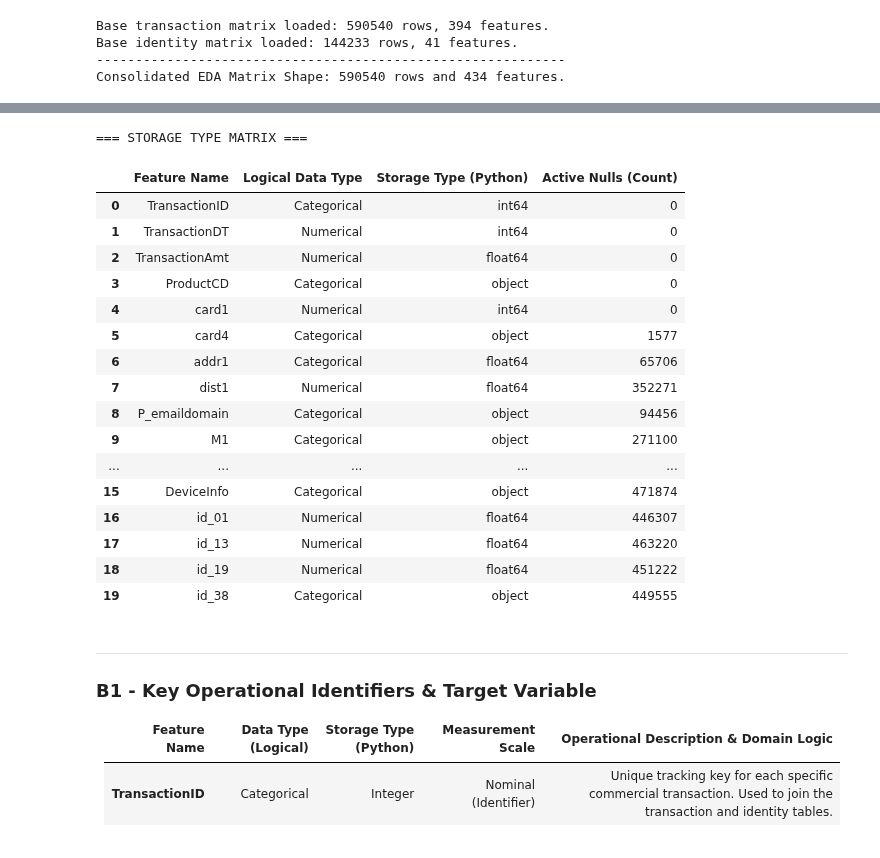
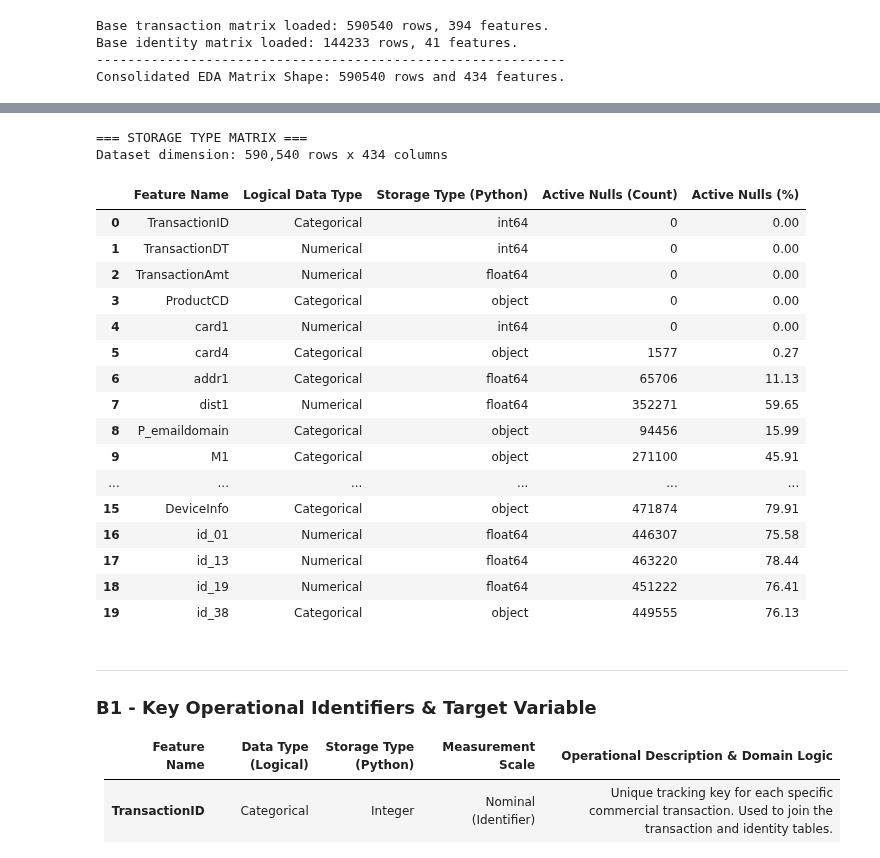
Before and after one commit to Qleoz12/my_git_project_langara, a Jupyter notebook: dana 4830/assigment 1/A1_Leonardo_LS.ipynb, the cells around one changed output, grey strips where cells are left out. Drawn from its saved outputs; the diff is of its cells as text; code cells hidden in the pictures.

```diff
--- a/dana 4830/assigment 1/A1_Leonardo_LS.ipynb
+++ b/dana 4830/assigment 1/A1_Leonardo_LS.ipynb
@@ -72,0 +238,31 @@ Consolidated EDA Matrix Shape: 590540 rows and 434 features.
+# %%
+# --- Binary features: histogram distributions only ---
+binary_cols = feature_profile.loc[
+    feature_profile["logical_type"] == "Binary", "feature"
+].tolist()
+
+print(f"Binary features: {len(binary_cols)}")
+
+if binary_cols:
+    ncols = 5
+    nrows = int(np.ceil(len(binary_cols) / ncols))
+    fig, axes = plt.subplots(nrows, ncols, figsize=(3.2 * ncols, 2.4 * nrows))
+    axes = np.atleast_1d(axes).flatten()
+
+    for i, col in enumerate(binary_cols):
+        ax = axes[i]
+        s = df_train[col].dropna()
+        vc = s.value_counts().sort_index()
+        ax.bar([str(x) for x in vc.index], vc.values, color="steelblue", edgecolor="white")
+        ax.set_title(col, fontsize=9)
+        ax.tick_params(axis="x", labelsize=7)
+        ax.tick_params(axis="y", labelsize=7)
+
+    for j in range(len(binary_cols), len(axes)):
+        axes[j].set_visible(False)
+
+    plt.suptitle(f"Binary feature distributions (n={len(binary_cols)})", fontsize=14, y=1.01)
+    plt.tight_layout()
+    plt.show()
+else:
+    print("No binary columns detected.")
@@ -73,5 +286,5 @@ Consolidated EDA Matrix Shape: 590540 rows and 434 features.
 # %%
-# 1. Define a list of core representative columns spanning all architectural blocks
+# Representative subset for manual data dictionary (NOT random — see B0 audit + justification table) spanning all architectural blocks
 representative_features = [
     'TransactionID', 'TransactionDT', 'TransactionAmt',
     'ProductCD', 'card1', 'card4', 'addr1', 'dist1',
@@ -81,51 +294,58 @@ representative_features = [
 
 # 2. Filter list to ensure checking only active columns in the working environment
 active_features = [col for col in representative_features if col in df_train.columns]
 
+# Dataset dimension used as denominator for null percentages
+n_rows = len(df_train)
+
 # 3. Dynamically extract structural metadata from the DataFrame
 metadata_records = []
 for col in active_features:
     storage_type = str(df_train[col].dtype)
     missing_count = df_train[col].isna().sum()
+    missing_pct = (missing_count / n_rows) * 100
 
     # Programmatic assignment of logical tracks based on analytical properties
     if storage_type in ['object', 'bool'] or col in ['TransactionID', 'isFraud', 'addr1', 'addr2']:
         logical_type = 'Categorical'
     else:
         logical_type = 'Numerical'
 
     metadata_records.append({
         'Feature Name': col,
         'Logical Data Type': logical_type,
         'Storage Type (Python)': storage_type,
-        'Active Nulls (Count)': missing_count
+        'Active Nulls (Count)': missing_count,
+        'Active Nulls (%)': round(missing_pct, 2)
     })
 
 # 4. Convert metadata compilation into a clean validation DataFrame
 df_type_justification = pd.DataFrame(metadata_records)
 
 # 5. Display the vertical verification table using properties for clean formatting
 print("=== STORAGE TYPE MATRIX ===")
+print(f"Dataset dimension: {n_rows:,} rows x {df_train.shape[1]} columns")
 display(df_type_justification)
 # %% [output]
 === STORAGE TYPE MATRIX ===
+Dataset dimension: 590,540 rows x 434 columns
-|  | Feature Name | Logical Data Type | Storage Type (Python) | Active Nulls (Count) |
-| 0 | TransactionID | Categorical | int64 | 0 |
-| 1 | TransactionDT | Numerical | int64 | 0 |
-| 2 | TransactionAmt | Numerical | float64 | 0 |
-| 3 | ProductCD | Categorical | object | 0 |
-| 4 | card1 | Numerical | int64 | 0 |
-| 5 | card4 | Categorical | object | 1577 |
-| 6 | addr1 | Categorical | float64 | 65706 |
-| 7 | dist1 | Numerical | float64 | 352271 |
-| 8 | P_emaildomain | Categorical | object | 94456 |
-| 9 | M1 | Categorical | object | 271100 |
-| ... | ... | ... | ... | ... |
-| 15 | DeviceInfo | Categorical | object | 471874 |
-| 16 | id_01 | Numerical | float64 | 446307 |
-| 17 | id_13 | Numerical | float64 | 463220 |
-| 18 | id_19 | Numerical | float64 | 451222 |
-| 19 | id_38 | Categorical | object | 449555 |
+|  | Feature Name | Logical Data Type | Storage Type (Python) | Active Nulls (Count) | Active Nulls (%) |
+| 0 | TransactionID | Categorical | int64 | 0 | 0.00 |
+| 1 | TransactionDT | Numerical | int64 | 0 | 0.00 |
+| 2 | TransactionAmt | Numerical | float64 | 0 | 0.00 |
+| 3 | ProductCD | Categorical | object | 0 | 0.00 |
+| 4 | card1 | Numerical | int64 | 0 | 0.00 |
+| 5 | card4 | Categorical | object | 1577 | 0.27 |
+| 6 | addr1 | Categorical | float64 | 65706 | 11.13 |
+| 7 | dist1 | Numerical | float64 | 352271 | 59.65 |
+| 8 | P_emaildomain | Categorical | object | 94456 | 15.99 |
+| 9 | M1 | Categorical | object | 271100 | 45.91 |
+| ... | ... | ... | ... | ... | ... |
+| 15 | DeviceInfo | Categorical | object | 471874 | 79.91 |
+| 16 | id_01 | Numerical | float64 | 446307 | 75.58 |
+| 17 | id_13 | Numerical | float64 | 463220 | 78.44 |
+| 18 | id_19 | Numerical | float64 | 451222 | 76.41 |
+| 19 | id_38 | Categorical | object | 449555 | 76.13 |
 # %% [markdown]
 
 ---
```
Also changed, not shown: parts of 48 cells of this notebook, 10 other files.
